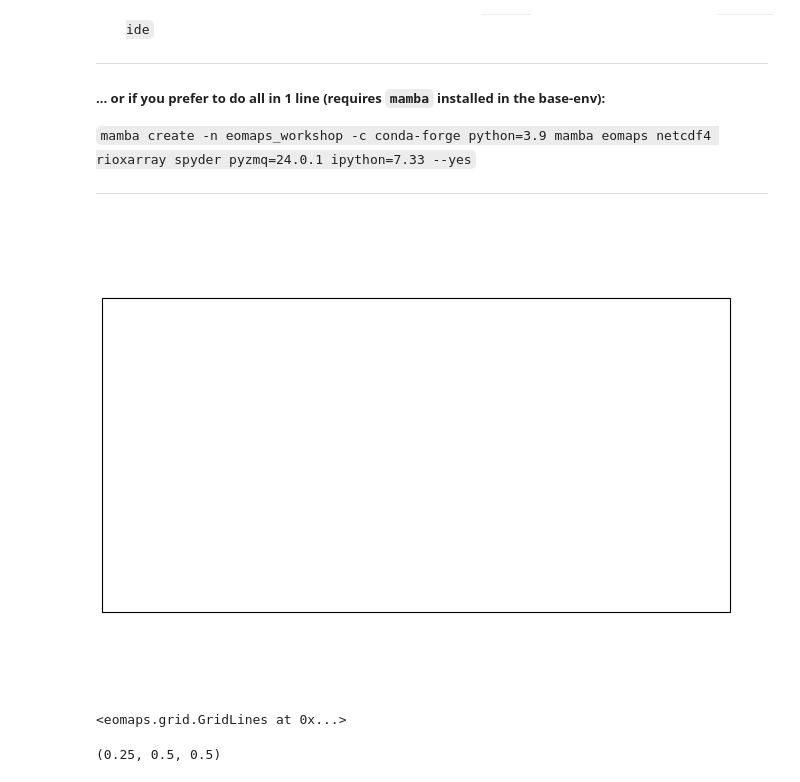
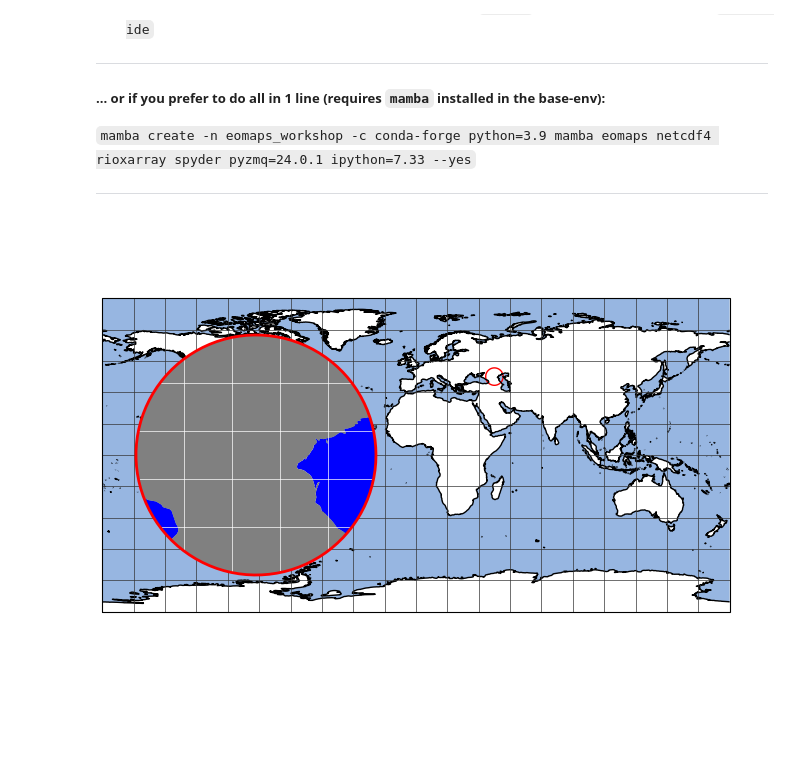
Before and after one commit to raphaelquast/EOmaps_GeoPython2023, a Jupyter notebook: EOmaps_workshop.ipynb, the cells around one changed output. Drawn from its saved outputs; the diff is of its cells as text; code cells hidden in the pictures; blank space fills up the shorter version.

```diff
--- a/EOmaps_workshop.ipynb
+++ b/EOmaps_workshop.ipynb
@@ -36,21 +36,16 @@
 
 ----
 # %%
-%matplotlib widget
 from eomaps import Maps
 m = Maps()
 m.add_feature.preset.coastline()
 m.add_feature.preset.ocean()
 m.add_gridlines()
 
 m2 = m.new_inset_map(plot_position=(0.25, 0.5))
 m2.add_feature.physical.ocean(fc="b", scale=50)
 m2.add_feature.physical.land(fc=".5", scale=50)
 m2.add_gridlines(2, c="w")
+m.snapshot(clear=True)
 # %% [output]
-[figure, old version]
+[figure, new version]
-<eomaps.grid.GridLines at 0x...>
-# %%
-m2.get_inset_position()
-# %% [output]
-(0.25, 0.5, 0.5)
```
Also changed, not shown: parts of 2 cells of this notebook.
